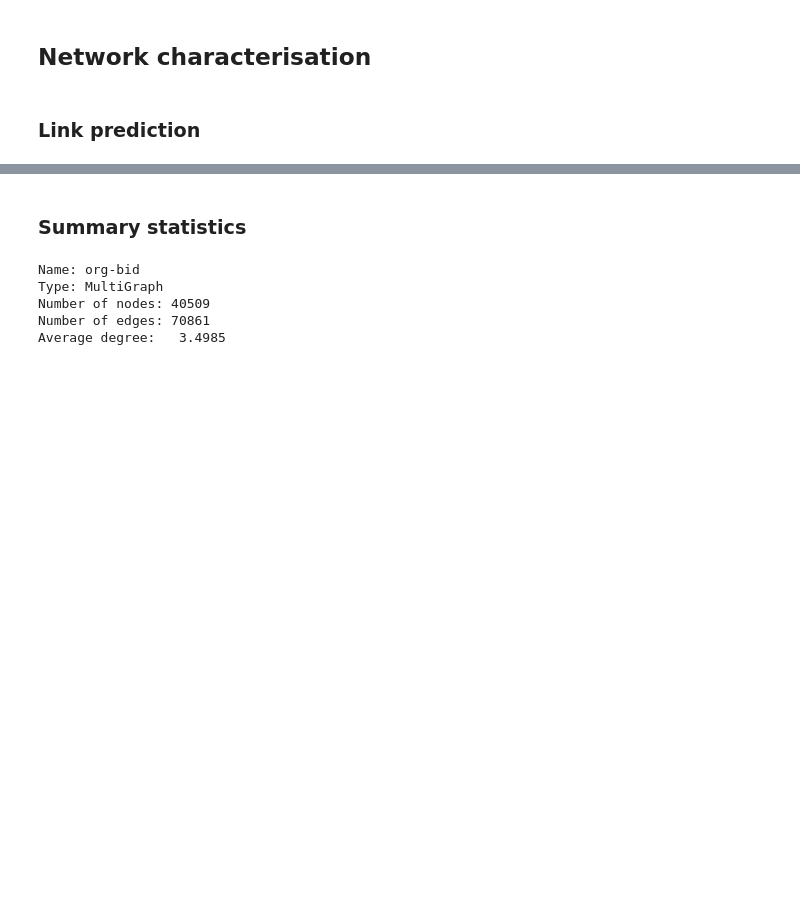
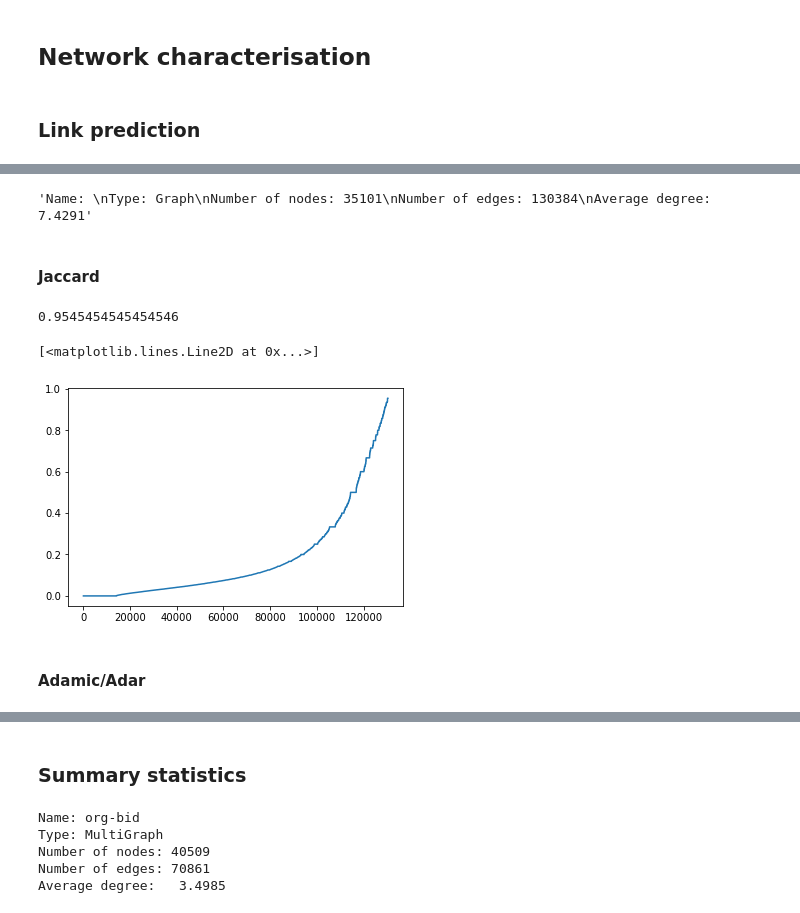
Before and after one commit to testalorenzo/crunch_net, a Jupyter notebook: notebook/crunch_up.ipynb, the cells around one changed output, grey strips where cells are left out. Cells and saved outputs as stored; diff of their text form; code cells hidden in the pictures; blank space fills up the shorter version.

```diff
--- a/notebook/crunch_up.ipynb
+++ b/notebook/crunch_up.ipynb
@@ -191,0 +185,35 @@ for u, v, p in jacc:
+# %%
+for u,v,data in orgorg.edges(data=True):
+    print(data['anno'])
+# %%
+##orgorgs
+orgorgsingle = nx.Graph()
+for u,v,data in orgorg.edges(data=True):
+    if orgorgsingle.has_edge(u,v) == False:
+        orgorgsingle.add_edge(u, v, anno = data['anno'])
+# %%
+##grafo unito
+F = nx.compose(Bsingle,orgorgsingle)
+# %%
+nx.info(F)
+# %% [output]
+'Name: \nType: Graph\nNumber of nodes: 35101\nNumber of edges: 130384\nAverage degree:   7.4291'
+# %% [markdown]
+#### Jaccard
+# %%
+jacques = []
+for u,v,data in tqdm(F.edges(data=True)):
+    j = nx.jaccard_coefficient(F, [(u,v)])
+    for u,v,p in j:
+        jacques.append(p)
+# %%
+max(jacques)
+# %% [output]
+0.9545454545454546
+# %%
+plt.plot(sorted(jacques))
+# %% [output]
+[<matplotlib.lines.Line2D at 0x...>]
+[figure, added]
+# %% [markdown]
+#### Adamic/Adar
```
Also changed, not shown: parts of 26 cells of this notebook.
